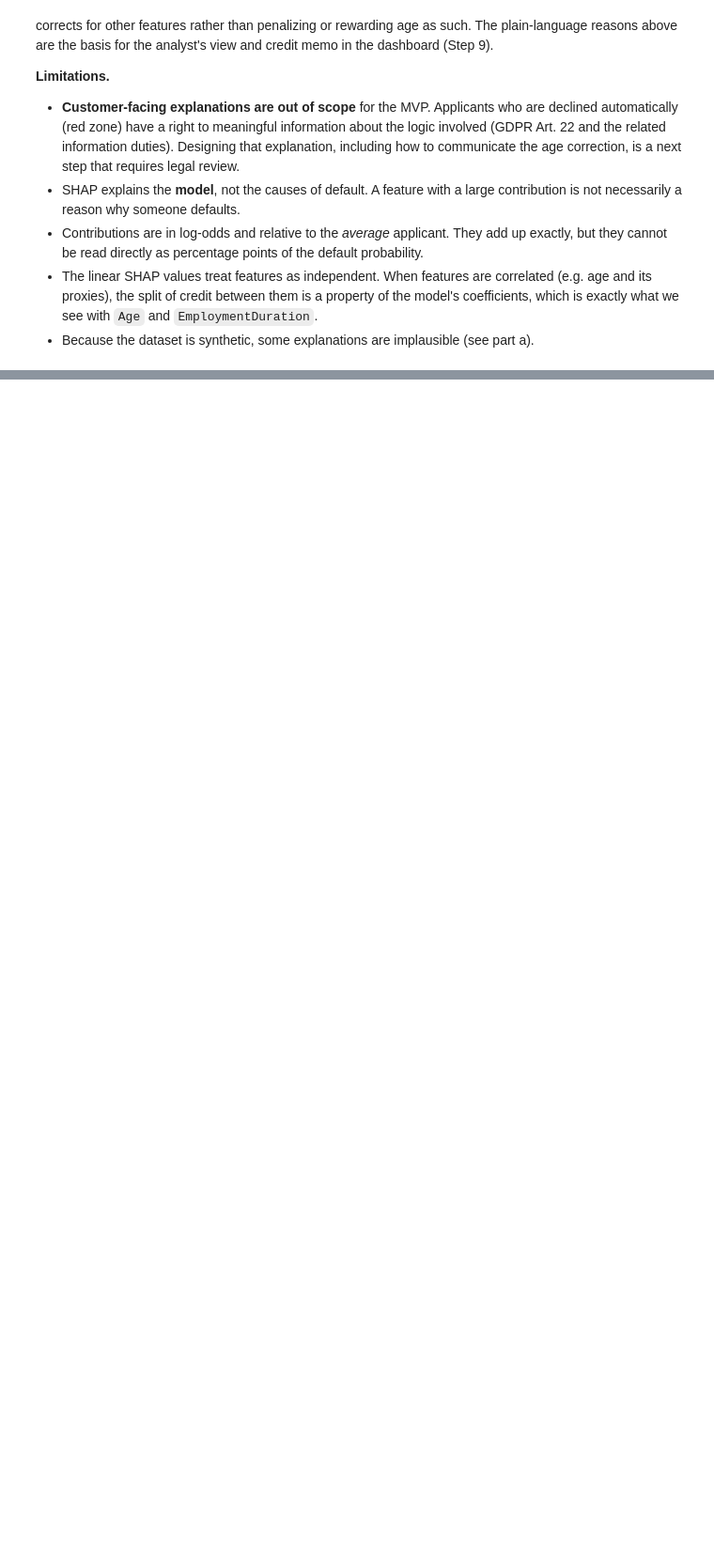
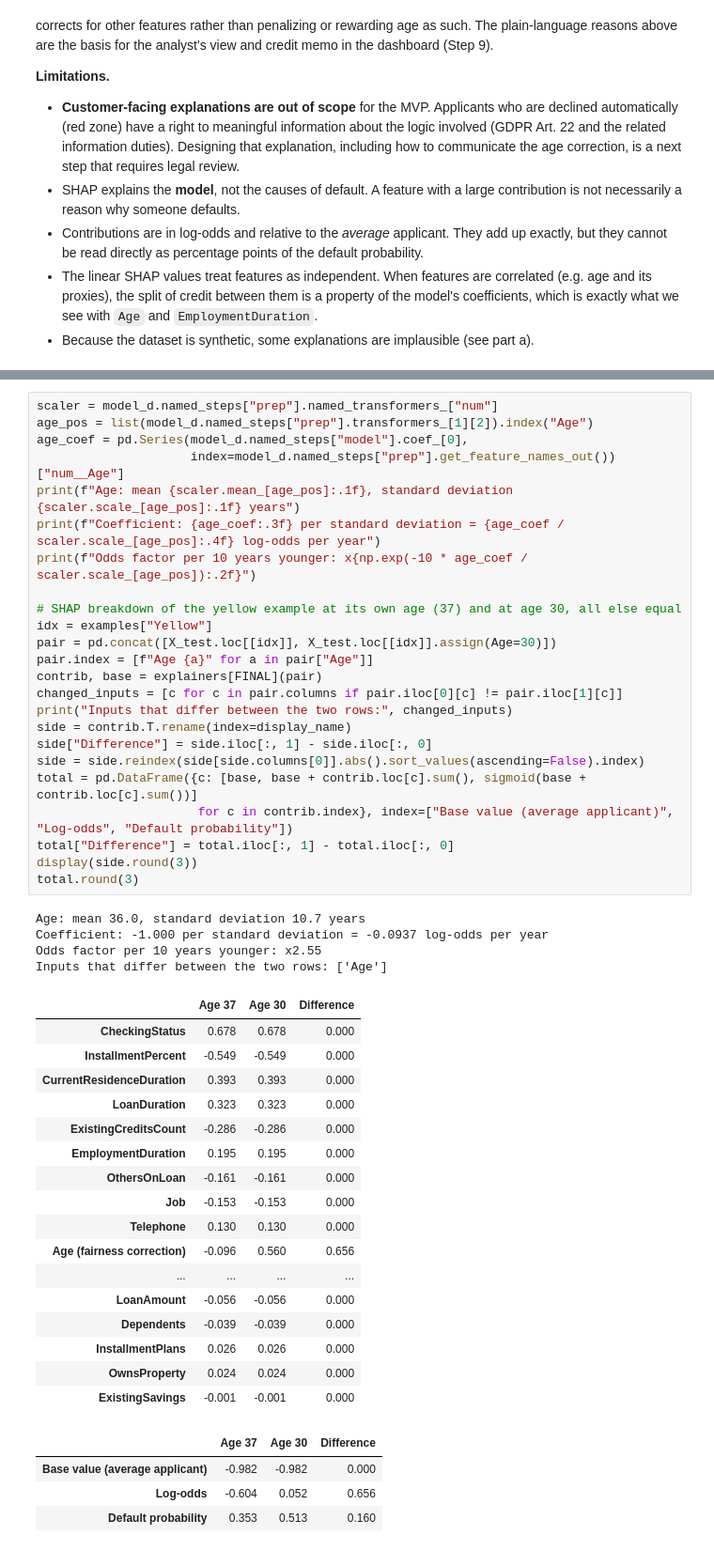
Before and after one commit to cdomat/creditparity, a Jupyter notebook: notebooks/credit_risk_step_7_explainability.ipynb, the cells around one changed output, grey strips where cells are left out. Shown at 94% size. Drawn from its saved outputs; the diff is of its cells as text; blank space fills up the shorter version.

```diff
--- a/notebooks/credit_risk_step_7_explainability.ipynb
+++ b/notebooks/credit_risk_step_7_explainability.ipynb
@@ -392,0 +397,50 @@ pd.DataFrame({"Age raises risk": (s_d["Age"] > 0).groupby(age_group(X_test)).mea
+# %%
+scaler = model_d.named_steps["prep"].named_transformers_["num"]
+age_pos = list(model_d.named_steps["prep"].transformers_[1][2]).index("Age")
+age_coef = pd.Series(model_d.named_steps["model"].coef_[0],
+                     index=model_d.named_steps["prep"].get_feature_names_out())["num__Age"]
+print(f"Age: mean {scaler.mean_[age_pos]:.1f}, standard deviation {scaler.scale_[age_pos]:.1f} years")
+print(f"Coefficient: {age_coef:.3f} per standard deviation = {age_coef / scaler.scale_[age_pos]:.4f} log-odds per year")
+print(f"Odds factor per 10 years younger: x{np.exp(-10 * age_coef / scaler.scale_[age_pos]):.2f}")
+
+# SHAP breakdown of the yellow example at its own age (37) and at age 30, all else equal
+idx = examples["Yellow"]
+pair = pd.concat([X_test.loc[[idx]], X_test.loc[[idx]].assign(Age=30)])
+pair.index = [f"Age {a}" for a in pair["Age"]]
+contrib, base = explainers[FINAL](pair)
+changed_inputs = [c for c in pair.columns if pair.iloc[0][c] != pair.iloc[1][c]]
+print("Inputs that differ between the two rows:", changed_inputs)
+side = contrib.T.rename(index=display_name)
+side["Difference"] = side.iloc[:, 1] - side.iloc[:, 0]
+side = side.reindex(side[side.columns[0]].abs().sort_values(ascending=False).index)
+total = pd.DataFrame({c: [base, base + contrib.loc[c].sum(), sigmoid(base + contrib.loc[c].sum())]
+                      for c in contrib.index}, index=["Base value (average applicant)", "Log-odds", "Default probability"])
+total["Difference"] = total.iloc[:, 1] - total.iloc[:, 0]
+display(side.round(3))
+total.round(3)
+# %% [output]
+Age: mean 36.0, standard deviation 10.7 years
+Coefficient: -1.000 per standard deviation = -0.0937 log-odds per year
+Odds factor per 10 years younger: x2.55
+Inputs that differ between the two rows: ['Age']
+|  | Age 37 | Age 30 | Difference |
+| CheckingStatus | 0.678 | 0.678 | 0.000 |
+| InstallmentPercent | -0.549 | -0.549 | 0.000 |
+| CurrentResidenceDuration | 0.393 | 0.393 | 0.000 |
+| LoanDuration | 0.323 | 0.323 | 0.000 |
+| ExistingCreditsCount | -0.286 | -0.286 | 0.000 |
+| EmploymentDuration | 0.195 | 0.195 | 0.000 |
+| OthersOnLoan | -0.161 | -0.161 | 0.000 |
+| Job | -0.153 | -0.153 | 0.000 |
+| Telephone | 0.130 | 0.130 | 0.000 |
+| Age (fairness correction) | -0.096 | 0.560 | 0.656 |
+| ... | ... | ... | ... |
+| LoanAmount | -0.056 | -0.056 | 0.000 |
+| Dependents | -0.039 | -0.039 | 0.000 |
+| InstallmentPlans | 0.026 | 0.026 | 0.000 |
+| OwnsProperty | 0.024 | 0.024 | 0.000 |
+| ExistingSavings | -0.001 | -0.001 | 0.000 |
+|  | Age 37 | Age 30 | Difference |
+| Base value (average applicant) | -0.982 | -0.982 | 0.000 |
+| Log-odds | -0.604 | 0.052 | 0.656 |
+| Default probability | 0.353 | 0.513 | 0.160 |
```
Also changed, not shown: parts of 4 cells of this notebook, 4 other files.
